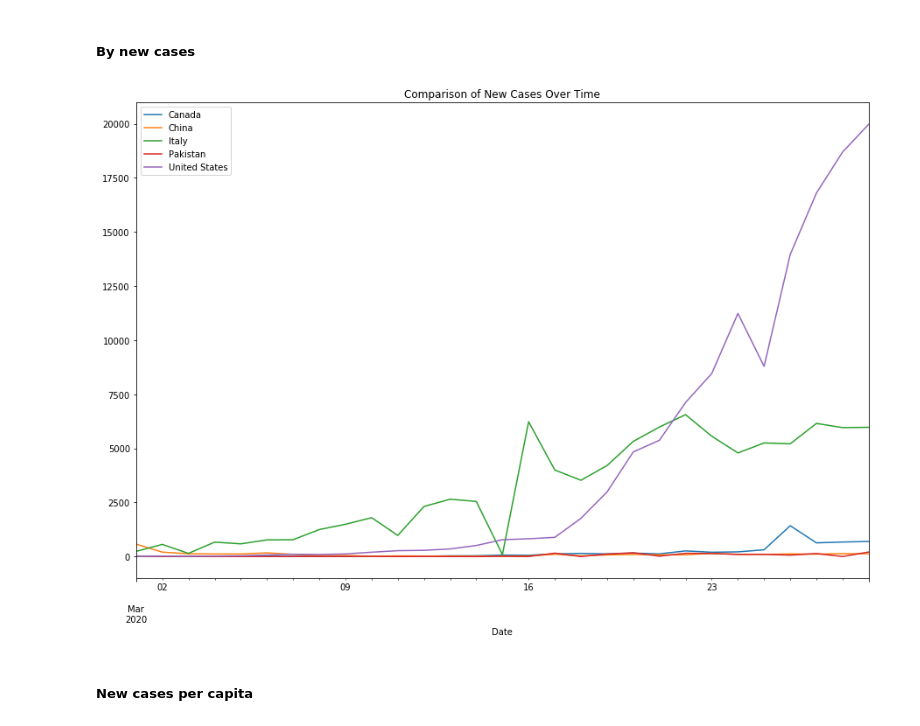
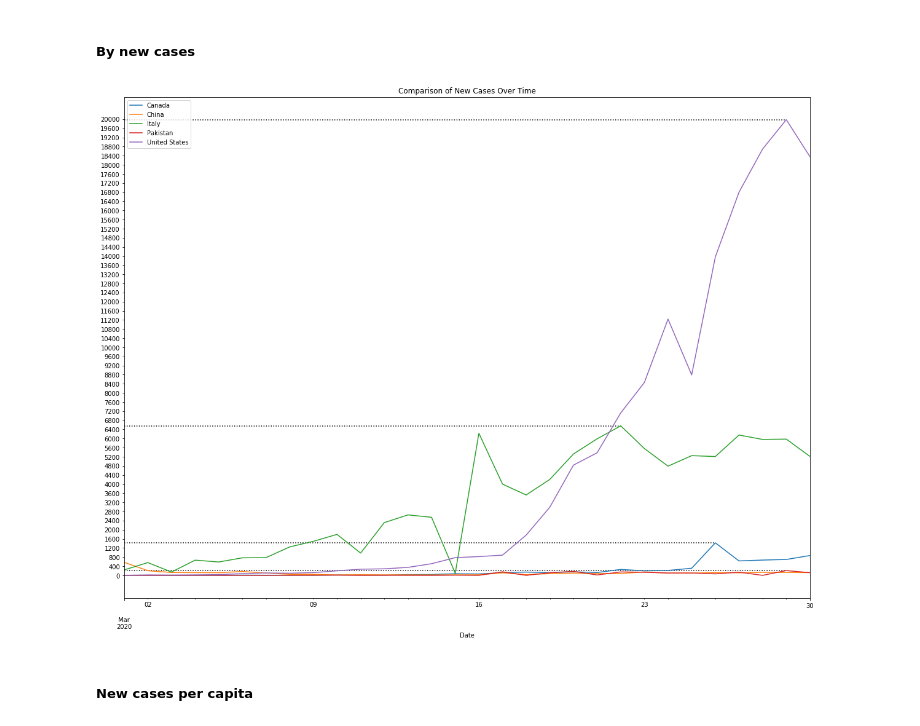
Before and after one commit to ambreen2006/Covid-19-Analysis, a Jupyter notebook: Covid-19-per-capita.ipynb, the cells around one changed output. Drawn from its saved outputs; the diff is of its cells as text; code cells hidden in the pictures.

Commit message:
Added horizontal lines for select countries new_cases graph, for peaks

```diff
--- a/Covid-19-per-capita.ipynb
+++ b/Covid-19-per-capita.ipynb
@@ -328,15 +328,23 @@ percapita_total['total_cases_per_capita'] =  country_subset['total_cases'].div(c
 # %% [markdown]
 ##### By new cases
 # %%
-_, ax = plt.subplots(figsize = (15, 10))
+inc = 400
+
+_, ax = plt.subplots(figsize = (20, 15))
 ax.set_title('Comparison of New Cases Over Time')
+ax.set_yticks(np.arange(0, country_subset['new_cases'].max()+inc, inc))
 
 for name, group in country_subset.groupby('location'):
     group.plot(kind ='line', y = 'new_cases', ax = ax, label = name)
 
+    max_record = group.loc[group['new_cases'].idxmax()]
+    max_date = pd.to_datetime(max_record.name)
+    max_new_cases = max_record['new_cases']
+    plt.hlines(max_new_cases, earliest, max_date, linestyles = 'dotted')
+
 plt.savefig('select_countries_new_cases.png', bbox_inches = 'tight')
 # %% [output]
-[figure, old version]
+[figure, new version]
 # %% [markdown]
 ##### New cases per capita
 # %%
```
Also changed, not shown: parts of 22 cells of this notebook, 3 other files.
